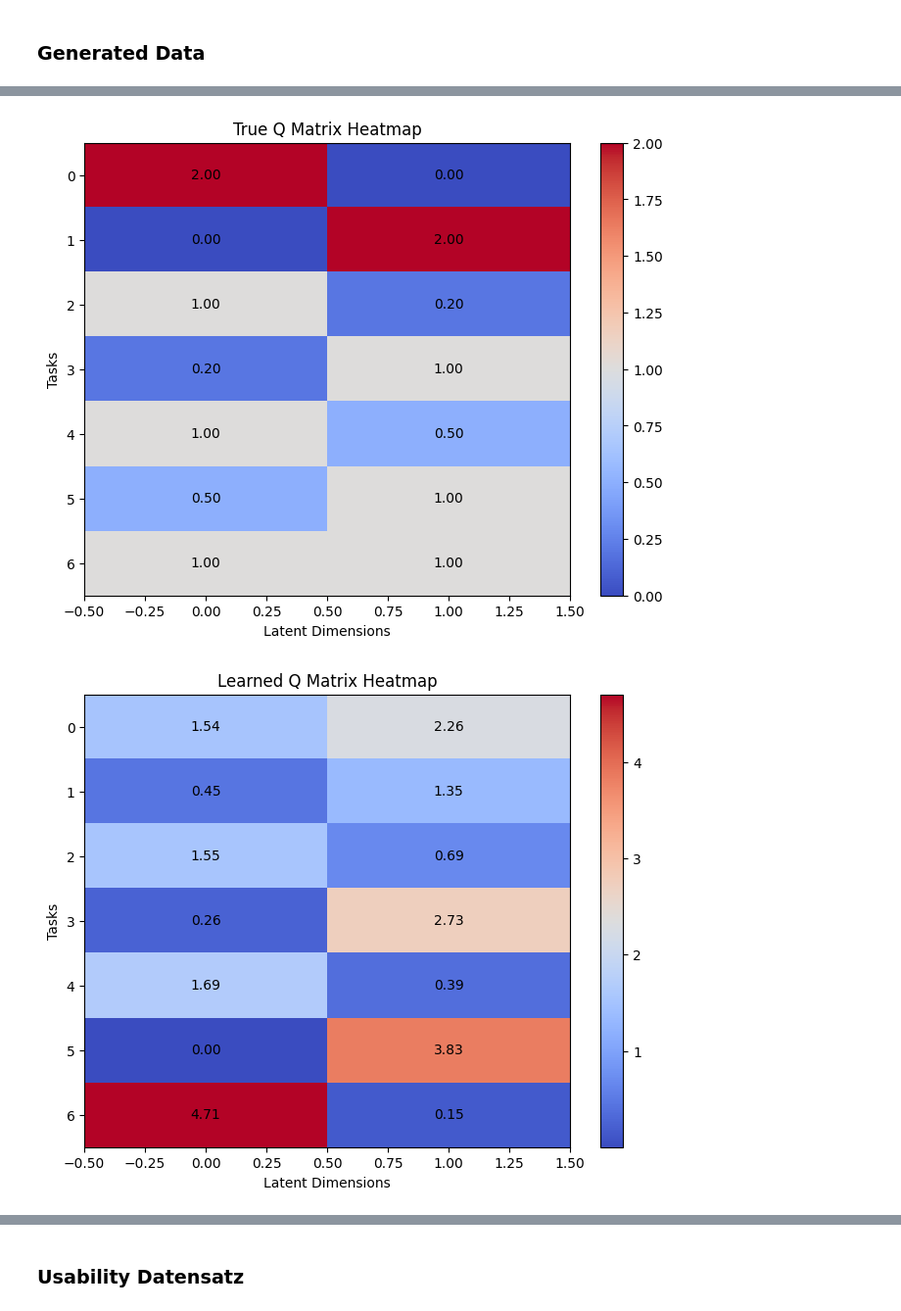
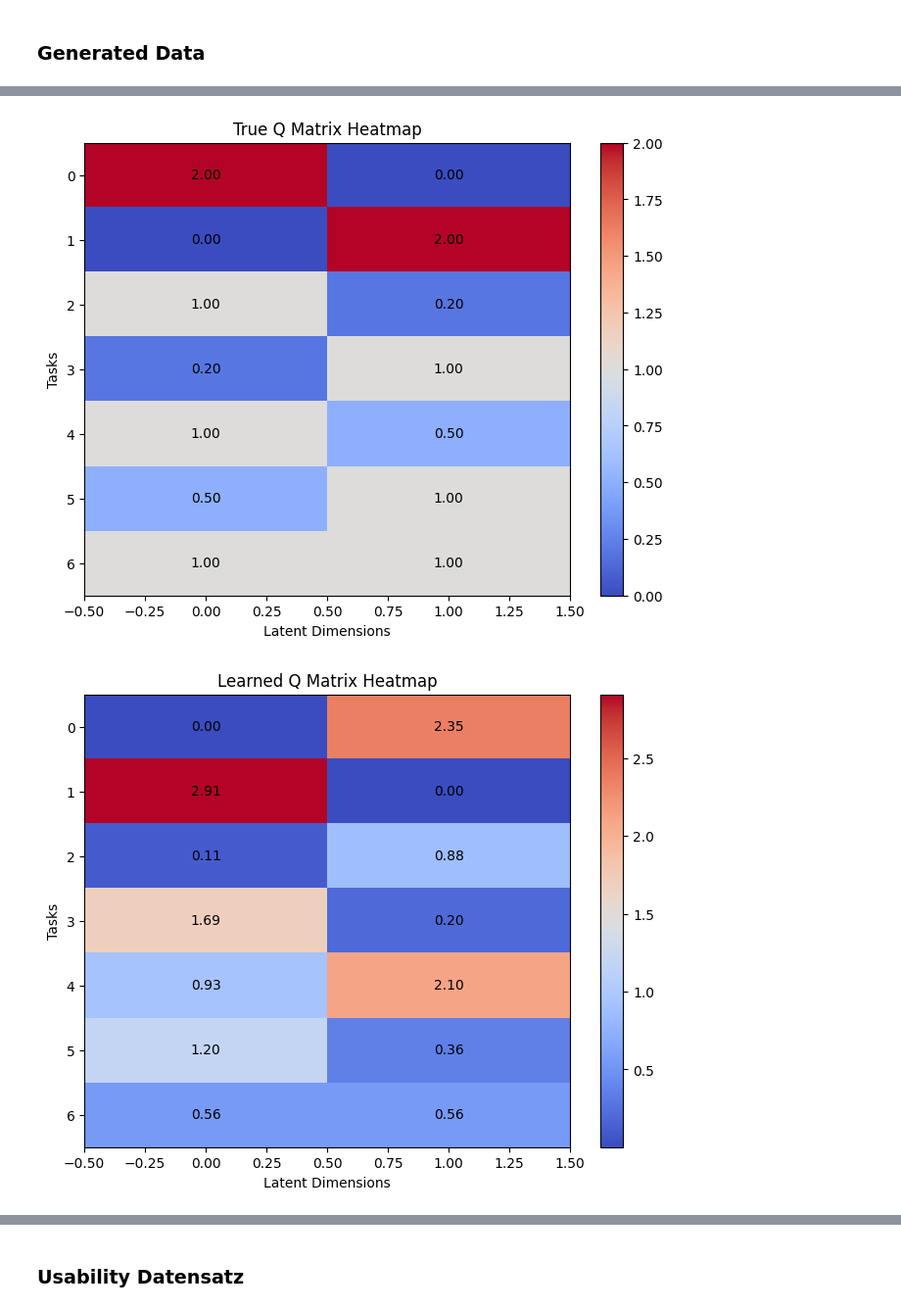
Before and after one commit to lukas48/PC-IRT-AE, a Jupyter notebook: Partial_Credit_IRT_Autoencoders.ipynb, the cells around one changed output, grey strips where cells are left out. Shown at 98% size. Drawn from its saved outputs; the diff is of its cells as text; code cells hidden in the pictures.

```diff
--- a/Partial_Credit_IRT_Autoencoders.ipynb
+++ b/Partial_Credit_IRT_Autoencoders.ipynb
@@ -16,7 +16,7 @@ import matplotlib.pyplot as plt
 # correlated, so that a uni-dimensional construct can cover the data
 # quite well.
 
-N = 100
+N = 150
 
 # here is our Q matrix
 Q = np.array([
@@ -326,8 +355,9 @@ import numpy as np
 import matplotlib.pyplot as plt
 
 class VAE_PC(torch.nn.Module):
-    def __init__(self, num_inputs, num_neurons, num_latent, num_categories, noise = 0.1, regul = 0.1, monotonic_penalty_parameter = 50, q_penalty_parameter = 10):
+    def __init__(self, num_inputs, num_neurons, num_latent, num_categories, noise = 0.1, regul = 0.1, monotonic_penalty_parameter = 200, q_penalty_parameter = 100, q_value_penalty_parameter=1):
         super(VAE_PC, self).__init__()
+        self.q_value_penalty_parameter = q_value_penalty_parameter
         self.q_penalty_parameter = q_penalty_parameter
         self.monotonic_penalty_parameter = monotonic_penalty_parameter
         self.noise = noise
@@ -479,8 +509,8 @@ class VAE_PC(torch.nn.Module):
             Mu, LogSigma, theta, Y = self.forward(X)
 
             # Compute the loss function
-            neg_log_pz = 0.5 * torch.sum(theta ** 2) * self.regul
-            neg_log_qzx = torch.sum(LogSigma) * self.regul
+            neg_log_pz = 0.5 * torch.sum(theta ** 2)
+            neg_log_qzx = torch.sum(LogSigma)
 
             #X_onehot = F.one_hot(X.long(), num_classes=self.num_categories).float()
             #neg_log_pxz = -torch.sum(X_onehot * torch.log(Y + 1e-10))
@@ -500,10 +530,14 @@ class VAE_PC(torch.nn.Module):
             mono_penalty = torch.sum(F.relu(-diffs))
 
             # Penalize negative values in Q
-
             q_penalty = torch.sum(F.relu(-self.Q))
 
-            loss = original_loss + self.monotonic_penalty_parameter * mono_penalty + self.q_penalty_parameter * q_penalty
+            #penalize positive values
+            # Penalize positive values in Q
+            q_l1_penalty = torch.sum(F.relu(self.Q))  # Bestraft nur positive Werte
+
+
+            loss = neg_log_pxz + (neg_log_pz - neg_log_qzx) * self.regul + self.monotonic_penalty_parameter * mono_penalty + self.q_penalty_parameter * q_penalty + q_l1_penalty * self.q_value_penalty_parameter
             loss_values.append(loss.item())
 
             loss.backward()
@@ -560,6 +626,6 @@ Accuracy on validation set: 0.8357142857142857
 # %%
 num_inputs = 7  # number of tasks
-num_neurons = 64  # number of neurons in the hidden layer
+num_neurons = 128  # number of neurons in the hidden layer
 
 
 num_latent = 2  # latent space dimension
@@ -625,7 +691,6 @@ plt.legend()
 plt.show()
 
 learned_Q = model_pytorch.Q.detach().numpy()
-learned_Q = learned_Q[:, ::-1]
 
 
 learned_Q_transposed = learned_Q.T
@@ -790,10 +855,42 @@ Xhat_val = torch.argmax(Xhat_val_tensor, dim=-1).detach().numpy()
 #print(X_tensor[0])
 #print(Xhat[0])
 
+from sklearn.metrics import mean_absolute_error
+mae = mean_absolute_error(X_tensor.numpy(), Xhat)
+print(f"Mean Absolute Error: {mae}")
+
+from sklearn.metrics import mean_squared_error
+mse = mean_squared_error(X_tensor.numpy(), Xhat)
+print(f"Mean Squared Error: {mse}")
+
+
+from sklearn.metrics import cohen_kappa_score
+X_tensor_flat = X_tensor.numpy().ravel()
+X_hat_flat = Xhat.ravel()
+
+# Berechne den quadratisch gewichteten Kappa
+kappa = cohen_kappa_score(X_tensor_flat, X_hat_flat, weights='quadratic')
+print(f"Quadratic Weighted Kappa: {kappa}")
+
 # Calculate accuracy for validation set
 accuracy_val = np.mean(X_val_tensor.numpy() == Xhat_val)
-print(f"Accuracy on validation set: {accuracy_val}")
+print(f"Validation Accuracy: {accuracy_val}")
 
+# Mean Absolute Error for validation set
+mae_val = mean_absolute_error(X_val_tensor.numpy(), Xhat_val)
+print(f"Validation Mean Absolute Error: {mae_val}")
+
+# Mean Squared Error for validation set
+mse_val = mean_squared_error(X_val_tensor.numpy(), Xhat_val)
+print(f"Validation Mean Squared Error: {mse_val}")
+
+# Flatten the tensors for Kappa calculation
+X_val_tensor_flat = X_val_tensor.numpy().ravel()
+X_hat_val_flat = Xhat_val.ravel()
+
+# Quadratic Weighted Kappa for validation set
+kappa_val = cohen_kappa_score(X_val_tensor_flat, X_hat_val_flat, weights='quadratic')
+print(f"Validation Quadratic Weighted Kappa: {kappa_val}")
 
 #print(Xhat)
 # %% [output]
@@ -801,3 +898,3 @@ print(f"Accuracy on validation set: {accuracy_val}")
 [figure]
-[figure, old version]
+[figure, new version]
 b values:
```
Also changed, not shown: parts of 21 cells of this notebook, 9 other files.
